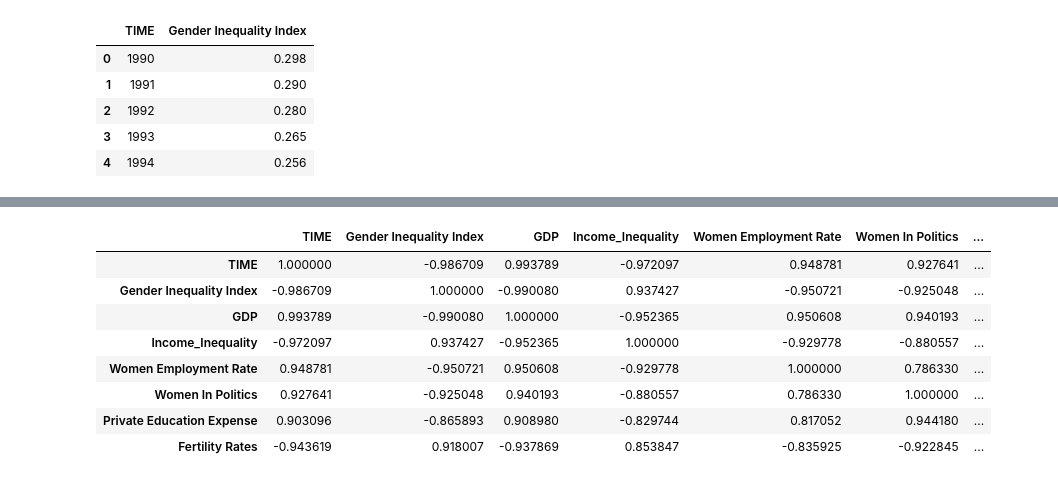
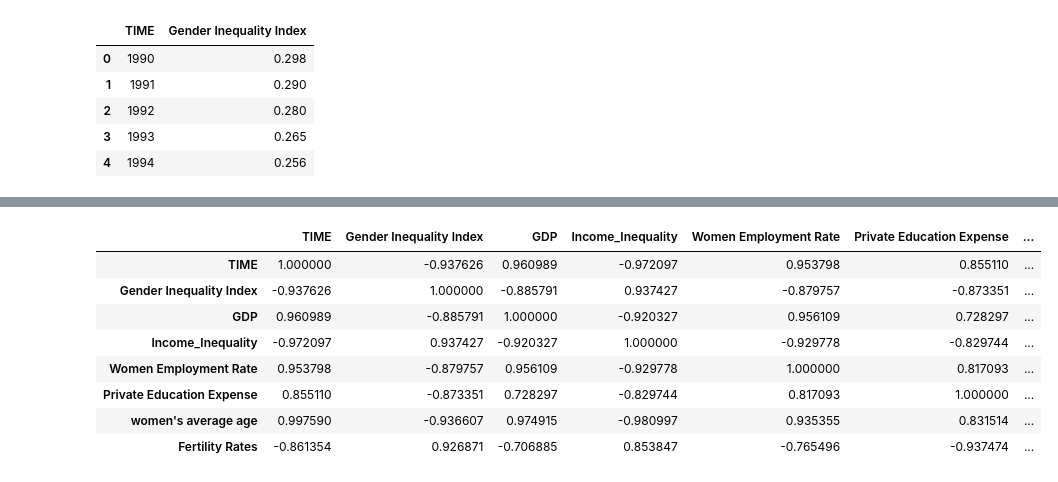
Before and after one commit to ikkjun/Declining_Fertility_Rates, a Jupyter notebook: Declining_Fertility_Rates.ipynb, the cells around one changed output, grey strips where cells are left out. Saved outputs shown, nothing was run; the diff lists cells and outputs as text; code cells hidden in the pictures.

```diff
--- a/Declining_Fertility_Rates.ipynb
+++ b/Declining_Fertility_Rates.ipynb
@@ -143,6 +139,7 @@ df_pef_mean = df_pef_mean[['과목 및 유형', '사교육비']]
 df_pef_mean.columns = ['TIME', 'Private Education Expense']
 df_pef_mean['TIME'] = pd.to_numeric(df_pef_mean['TIME'])
 df_pef_mean['Private Education Expense'] = df_pef_mean['Private Education Expense'].astype(float)
+df_pef_mean['Private Education Expense'] = df_pef_mean['Private Education Expense']*10000
 df_pef_mean
 # %% [output]
 |  | TIME | Private Education Expense |
@@ -165,6 +162,5 @@ df_pef_mean
 # %%
-df_gdp_kor = df_gdp[df_gdp['LOCATION']=='KOR']
-df_gdp_kor = df_gdp_kor[['TIME', 'Value']]
+df_gdp_kor = df_kor_gdp.iloc[1].reset_index().iloc[1:]
 df_gdp_kor.columns = ['TIME', 'GDP']
 df_gdp_kor['TIME'] = pd.to_numeric(df_gdp_kor['TIME'])
 df_gdp_kor['GDP'] = df_gdp_kor['GDP'].astype(float)
@@ -186,3 +182,12 @@ df_wip_kor = df_wip_kor[['TIME', 'Value']]
 df_wip_kor.columns = ['TIME', 'Women In Politics']
 df_wip_kor['TIME'] = pd.to_numeric(df_wip_kor['TIME'])
 df_wip_kor['Women In Politics'] = df_wip_kor['Women In Politics'].astype(float)
+# %%
+df_wafm = pd.read_csv("/Users/ikjuncho/Documents/GitHub/Declining_Fertility_Rates/women's average age at first marriage .csv")
+df_wafm = df_wafm.T.reset_index()
+df_wafm = df_wafm[['index',1]]
+df_wafm.columns = ['TIME', "women's average age"]
+df_wafm = df_wafm.iloc[1:]
+df_wafm['TIME'] = pd.to_numeric(df_wafm['TIME'])
+df_wafm["women's average age"] = df_wafm["women's average age"].astype(float)
+df_wafm.head()
@@ -190,13 +202,14 @@ df_wip_kor['Women In Politics'] = df_wip_kor['Women In Politics'].astype(float)
 df_kor = pd.merge(df_gii_kor, df_gdp_kor, on='TIME', how='outer')
 df_kor = pd.merge(df_kor, df_ii_kor, on='TIME', how='outer')
 df_kor = pd.merge(df_kor, df_wer_kor, on='TIME', how='outer')
-df_kor = pd.merge(df_kor, df_wip_kor, on='TIME', how='outer')
 df_kor = pd.merge(df_kor, df_pef_mean, on='TIME', how='outer')
+df_kor = pd.merge(df_kor, df_wafm, on='TIME', how='outer')
 
 df_dfr_kor = df_dfr_kor[['TIME', 'Fertility Rates']]
 df_kor = pd.merge(df_kor, df_dfr_kor, on='TIME', how='outer')
 
 # TIME을 기준으로 정렬
 df_kor = df_kor.sort_values('TIME')
-df_kor.tail()
+df_kor.reset_index(inplace=True, drop=True)
+df_kor.head(15)
 # %% [output]
@@ -225,12 +249,12 @@ df_kor_11_21
 # %%
-df_kor_11_21.corr()
+df_kor.corr()
 # %% [output]
-|  | TIME | Gender Inequality Index | GDP | Income_Inequality | Women Employment Rate | Women In Politics | ... |
-| TIME | 1.000000 | -0.986709 | 0.993789 | -0.972097 | 0.948781 | 0.927641 | ... |
-| Gender Inequality Index | -0.986709 | 1.000000 | -0.990080 | 0.937427 | -0.950721 | -0.925048 | ... |
-| GDP | 0.993789 | -0.990080 | 1.000000 | -0.952365 | 0.950608 | 0.940193 | ... |
-| Income_Inequality | -0.972097 | 0.937427 | -0.952365 | 1.000000 | -0.929778 | -0.880557 | ... |
-| Women Employment Rate | 0.948781 | -0.950721 | 0.950608 | -0.929778 | 1.000000 | 0.786330 | ... |
-| Women In Politics | 0.927641 | -0.925048 | 0.940193 | -0.880557 | 0.786330 | 1.000000 | ... |
-| Private Education Expense | 0.903096 | -0.865893 | 0.908980 | -0.829744 | 0.817052 | 0.944180 | ... |
-| Fertility Rates | -0.943619 | 0.918007 | -0.937869 | 0.853847 | -0.835925 | -0.922845 | ... |
+|  | TIME | Gender Inequality Index | GDP | Income_Inequality | Women Employment Rate | Private Education Expense | ... |
+| TIME | 1.000000 | -0.937626 | 0.960989 | -0.972097 | 0.953798 | 0.855110 | ... |
+| Gender Inequality Index | -0.937626 | 1.000000 | -0.885791 | 0.937427 | -0.879757 | -0.873351 | ... |
+| GDP | 0.960989 | -0.885791 | 1.000000 | -0.920327 | 0.956109 | 0.728297 | ... |
+| Income_Inequality | -0.972097 | 0.937427 | -0.920327 | 1.000000 | -0.929778 | -0.829744 | ... |
+| Women Employment Rate | 0.953798 | -0.879757 | 0.956109 | -0.929778 | 1.000000 | 0.817093 | ... |
+| Private Education Expense | 0.855110 | -0.873351 | 0.728297 | -0.829744 | 0.817093 | 1.000000 | ... |
+| women's average age | 0.997590 | -0.936607 | 0.974915 | -0.980997 | 0.935355 | 0.831514 | ... |
+| Fertility Rates | -0.861354 | 0.926871 | -0.706885 | 0.853847 | -0.765496 | -0.937474 | ... |
```
Also changed, not shown: parts of 15 cells of this notebook.
